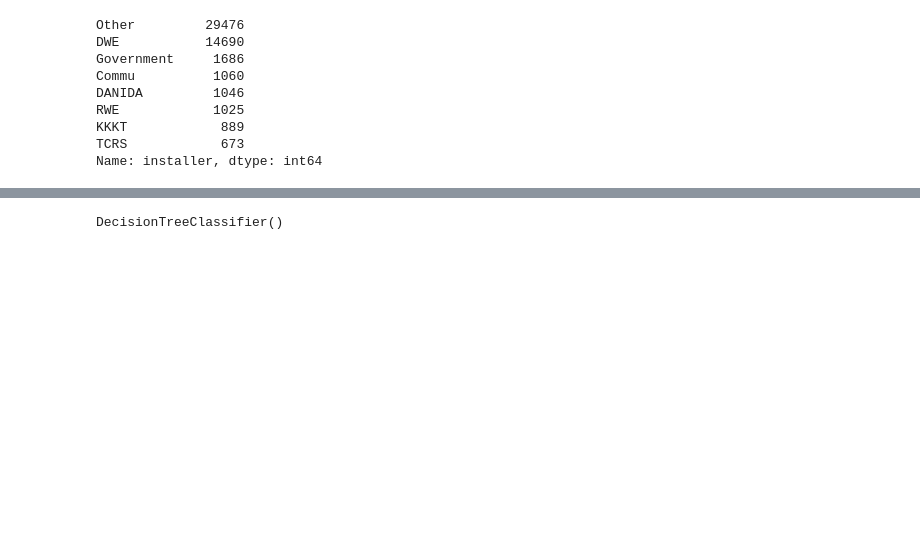
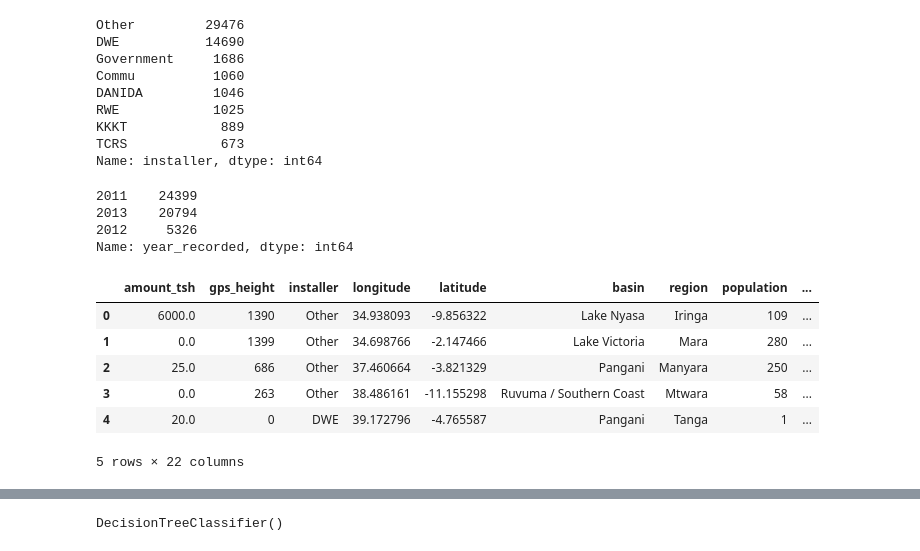
Before and after one commit to njw27/Supervised-ML-For-Tanzanian-Water-Wells, a Jupyter notebook: Group_Notebook.ipynb, the cells around one changed output, grey strips where cells are left out. Cells and saved outputs as stored; diff of their text form; code cells hidden in the pictures; blank space fills up the shorter version.

```diff
--- a/Group_Notebook.ipynb
+++ b/Group_Notebook.ipynb
@@ -181,6 +181,26 @@ RWE            1025
 KKKT            889
 TCRS            673
 Name: installer, dtype: int64
+# %%
+df2.drop(df2.index[df2['year_recorded'] == 2004], inplace=True)
+df2.drop(df2.index[df2['year_recorded'] == 2002], inplace=True)
+df2['year_recorded'].value_counts()
+# %% [output]
+2011    24399
+2013    20794
+2012     5326
+Name: year_recorded, dtype: int64
+# %%
+df2.reset_index(inplace=True, drop=True)
+df2.head()
+# %% [output]
+|  | amount_tsh | gps_height | installer | longitude | latitude | basin | region | population | ... |
+| 0 | 6000.0 | 1390 | Other | 34.938093 | -9.856322 | Lake Nyasa | Iringa | 109 | ... |
+| 1 | 0.0 | 1399 | Other | 34.698766 | -2.147466 | Lake Victoria | Mara | 280 | ... |
+| 2 | 25.0 | 686 | Other | 37.460664 | -3.821329 | Pangani | Manyara | 250 | ... |
+| 3 | 0.0 | 263 | Other | 38.486161 | -11.155298 | Ruvuma / Southern Coast | Mtwara | 58 | ... |
+| 4 | 20.0 | 0 | DWE | 39.172796 | -4.765587 | Pangani | Tanga | 1 | ... |
+5 rows × 22 columns
 # %%
 def num_encoder(df_to_encode):
     ss = StandardScaler()
```
Also changed, not shown: parts of 9 cells of this notebook.
